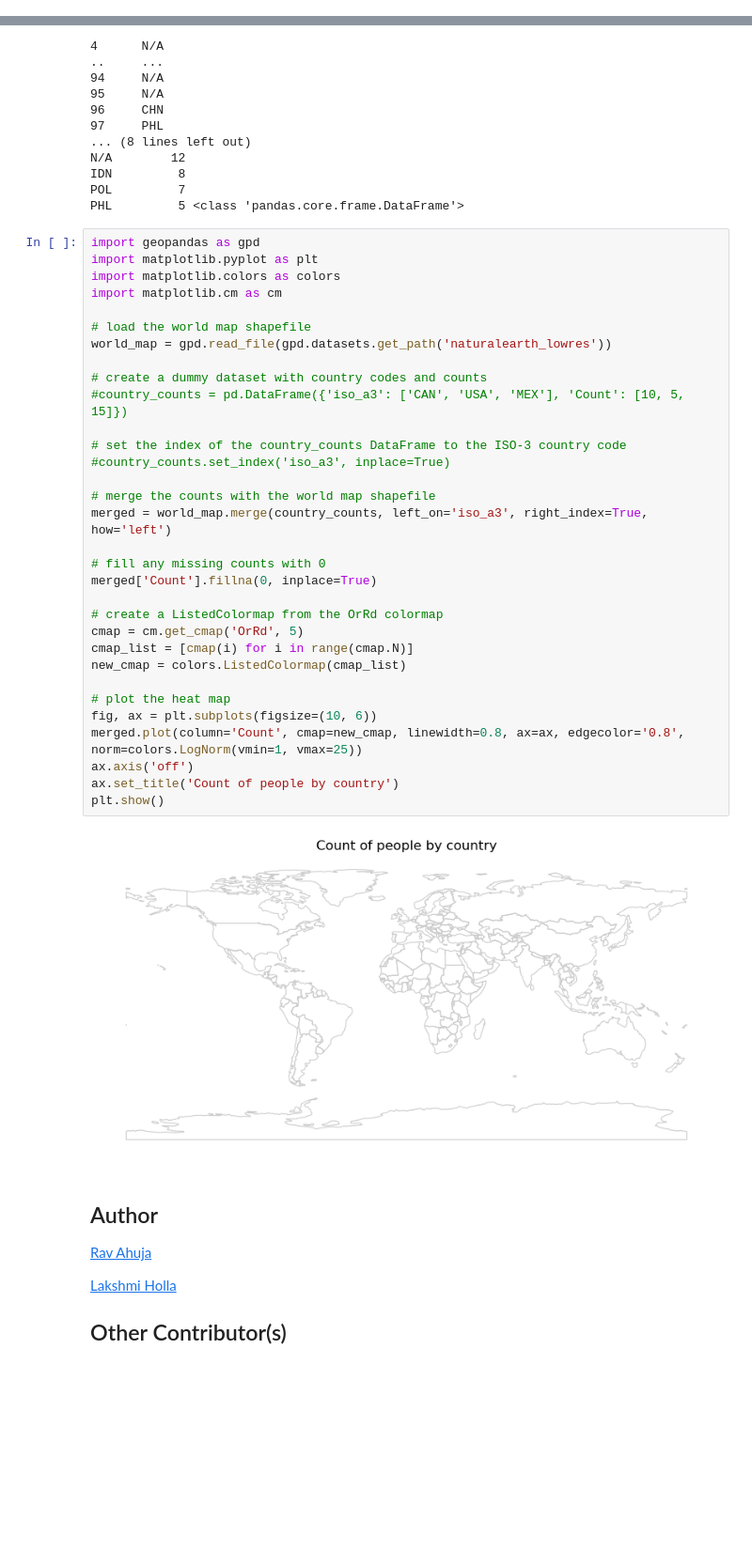
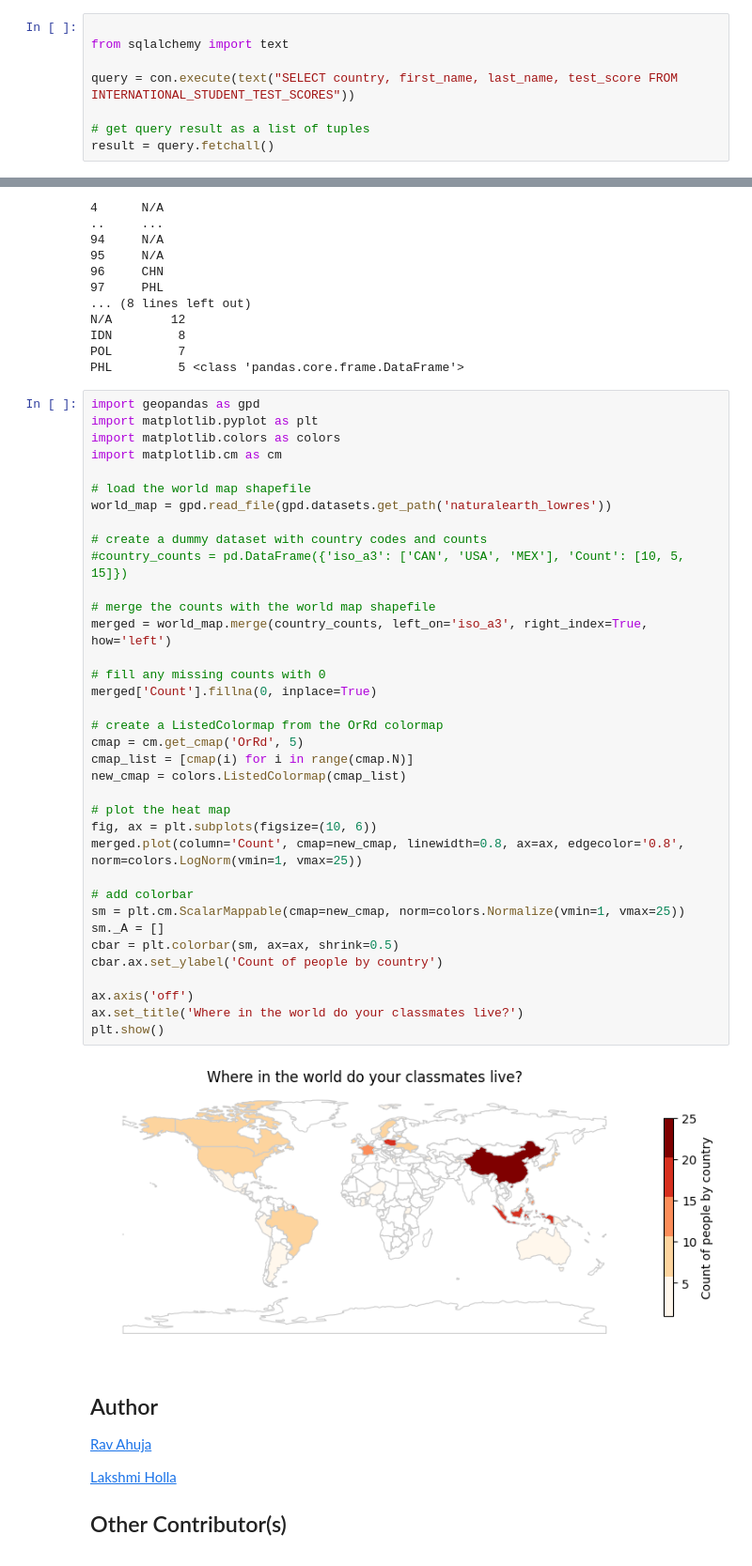
Before and after one commit to davemccallme/Coursera, a Jupyter notebook: DB0201EN-Week3-1-3-SQLmagic_SQlite.ipynb, the cells around one changed output, grey strips where cells are left out. Shown: that part at 94% size. Saved outputs shown, nothing was run; the diff lists cells and outputs as text; blank space fills up the shorter version.

```diff
--- a/DB0201EN-Week3-1-3-SQLmagic_SQlite.ipynb
+++ b/DB0201EN-Week3-1-3-SQLmagic_SQlite.ipynb
@@ -211,3 +228,11 @@ import seaborn
 # %% [markdown]
 Now you know how to work with Db2 from within JupyterLab notebooks using SQL "magic"!
+# %%
+
+from sqlalchemy import text
+
+query = con.execute(text("SELECT country, first_name, last_name, test_score FROM INTERNATIONAL_STUDENT_TEST_SCORES"))
+
+# get query result as a list of tuples
+result = query.fetchall()
 # %%
@@ -325,37 +353,41 @@ PHL         5 <class 'pandas.core.frame.DataFrame'>
 # %%
 import geopandas as gpd
 import matplotlib.pyplot as plt
 import matplotlib.colors as colors
 import matplotlib.cm as cm
 
 # load the world map shapefile
 world_map = gpd.read_file(gpd.datasets.get_path('naturalearth_lowres'))
 
 # create a dummy dataset with country codes and counts
 #country_counts = pd.DataFrame({'iso_a3': ['CAN', 'USA', 'MEX'], 'Count': [10, 5, 15]})
-
-# set the index of the country_counts DataFrame to the ISO-3 country code
-#country_counts.set_index('iso_a3', inplace=True)
 
 # merge the counts with the world map shapefile
 merged = world_map.merge(country_counts, left_on='iso_a3', right_index=True, how='left')
 
 # fill any missing counts with 0
 merged['Count'].fillna(0, inplace=True)
 
 # create a ListedColormap from the OrRd colormap
 cmap = cm.get_cmap('OrRd', 5)
 cmap_list = [cmap(i) for i in range(cmap.N)]
 new_cmap = colors.ListedColormap(cmap_list)
 
 # plot the heat map
 fig, ax = plt.subplots(figsize=(10, 6))
 merged.plot(column='Count', cmap=new_cmap, linewidth=0.8, ax=ax, edgecolor='0.8', norm=colors.LogNorm(vmin=1, vmax=25))
+
+# add colorbar
+sm = plt.cm.ScalarMappable(cmap=new_cmap, norm=colors.Normalize(vmin=1, vmax=25))
+sm._A = []
+cbar = plt.colorbar(sm, ax=ax, shrink=0.5)
+cbar.ax.set_ylabel('Count of people by country')
+
 ax.axis('off')
-ax.set_title('Count of people by country')
+ax.set_title('Where in the world do your classmates live?')
 plt.show()
 # %% [output]
-[figure, old version]
+[figure, new version]
 # %% [markdown]
 ## Author
 
```
Also changed, not shown: parts of 8 cells of this notebook, 1 other file.
